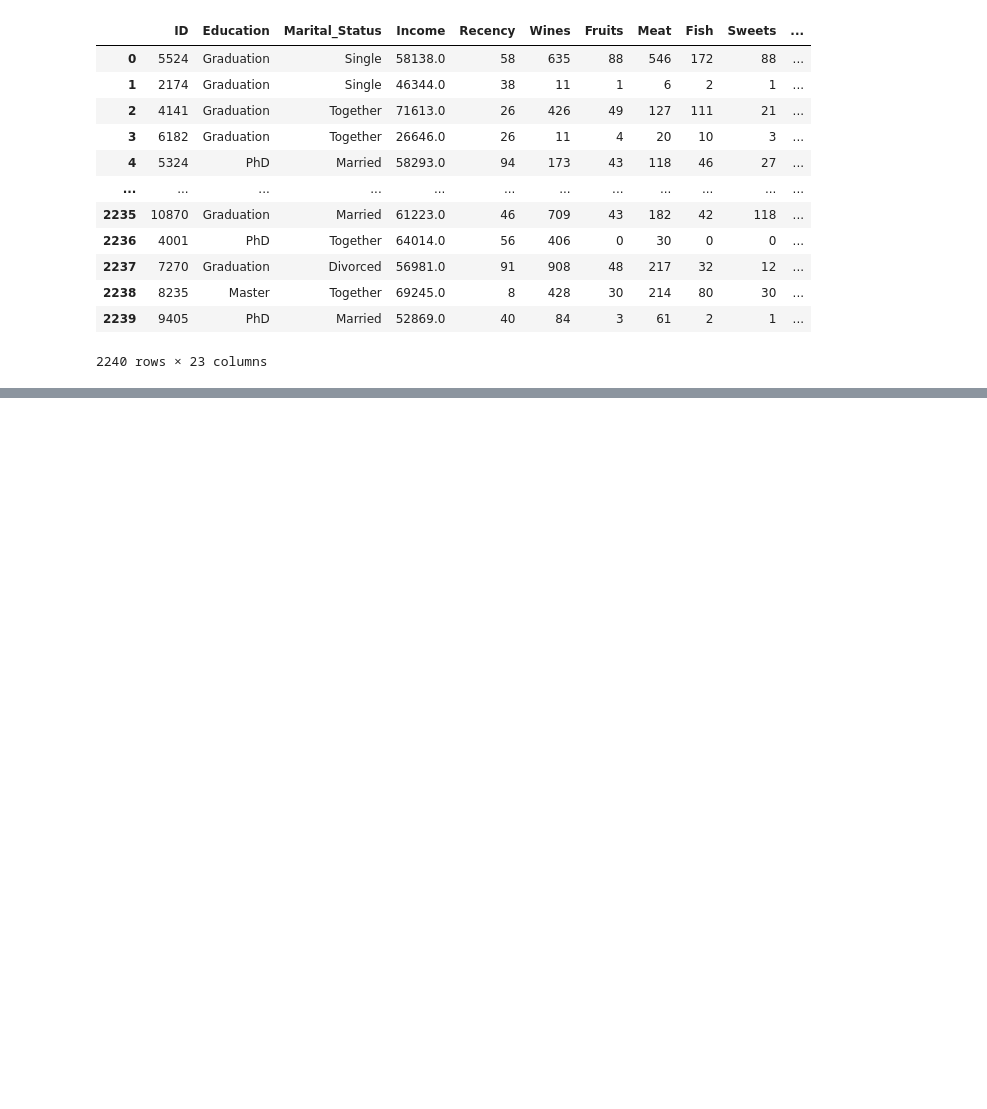
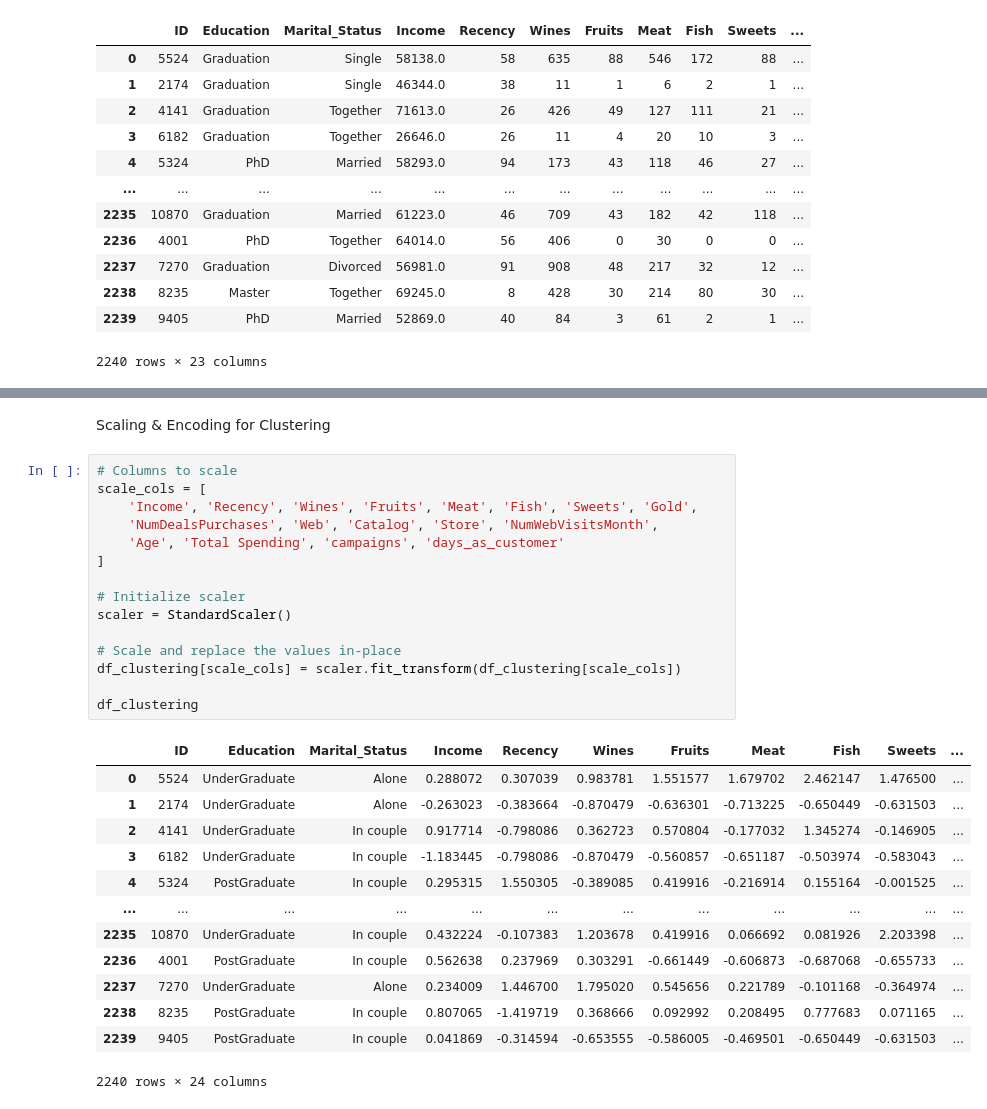
Before and after one commit to Empress-star/DSI-Team-Project, a Jupyter notebook: Data Cleaning and Exploration/initial_data_cleaning.ipynb, the cells around one changed output, grey strips where cells are left out. Saved outputs shown, nothing was run; the diff lists cells and outputs as text; blank space fills up the shorter version.

```diff
--- a/Data Cleaning and Exploration/initial_data_cleaning.ipynb
+++ b/Data Cleaning and Exploration/initial_data_cleaning.ipynb
@@ -341,0 +336,31 @@ df_transform = df_transform.drop(drops, axis=1)
+# %% [markdown]
+Scaling & Encoding for Clustering
+# %%
+# Columns to scale
+scale_cols = [
+    'Income', 'Recency', 'Wines', 'Fruits', 'Meat', 'Fish', 'Sweets', 'Gold',
+    'NumDealsPurchases', 'Web', 'Catalog', 'Store', 'NumWebVisitsMonth',
+    'Age', 'Total Spending', 'campaigns', 'days_as_customer'
+]
+
+# Initialize scaler
+scaler = StandardScaler()
+
+# Scale and replace the values in-place
+df_clustering[scale_cols] = scaler.fit_transform(df_clustering[scale_cols])
+
+df_clustering
+# %% [output]
+|  | ID | Education | Marital_Status | Income | Recency | Wines | Fruits | Meat | Fish | Sweets | ... |
+| 0 | 5524 | UnderGraduate | Alone | 0.288072 | 0.307039 | 0.983781 | 1.551577 | 1.679702 | 2.462147 | 1.476500 | ... |
+| 1 | 2174 | UnderGraduate | Alone | -0.263023 | -0.383664 | -0.870479 | -0.636301 | -0.713225 | -0.650449 | -0.631503 | ... |
+| 2 | 4141 | UnderGraduate | In couple | 0.917714 | -0.798086 | 0.362723 | 0.570804 | -0.177032 | 1.345274 | -0.146905 | ... |
+| 3 | 6182 | UnderGraduate | In couple | -1.183445 | -0.798086 | -0.870479 | -0.560857 | -0.651187 | -0.503974 | -0.583043 | ... |
+| 4 | 5324 | PostGraduate | In couple | 0.295315 | 1.550305 | -0.389085 | 0.419916 | -0.216914 | 0.155164 | -0.001525 | ... |
+| ... | ... | ... | ... | ... | ... | ... | ... | ... | ... | ... | ... |
+| 2235 | 10870 | UnderGraduate | In couple | 0.432224 | -0.107383 | 1.203678 | 0.419916 | 0.066692 | 0.081926 | 2.203398 | ... |
+| 2236 | 4001 | PostGraduate | In couple | 0.562638 | 0.237969 | 0.303291 | -0.661449 | -0.606873 | -0.687068 | -0.655733 | ... |
+| 2237 | 7270 | UnderGraduate | Alone | 0.234009 | 1.446700 | 1.795020 | 0.545656 | 0.221789 | -0.101168 | -0.364974 | ... |
+| 2238 | 8235 | PostGraduate | In couple | 0.807065 | -1.419719 | 0.368666 | 0.092992 | 0.208495 | 0.777683 | 0.071165 | ... |
+| 2239 | 9405 | PostGraduate | In couple | 0.041869 | -0.314594 | -0.653555 | -0.586005 | -0.469501 | -0.650449 | -0.631503 | ... |
+2240 rows × 24 columns
```
Also changed, not shown: parts of 18 cells of this notebook.
